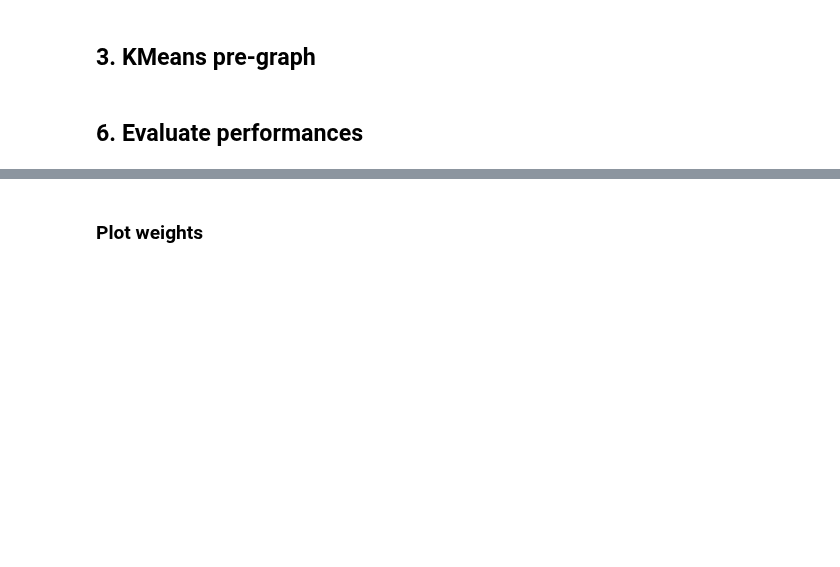
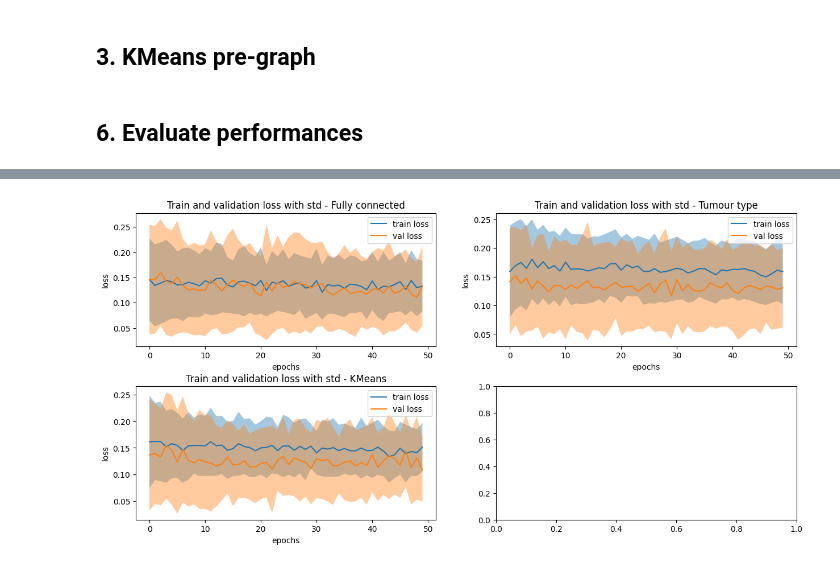
Before and after one commit to Arthur8754/mutational-signatures, a Jupyter notebook: 5-tests-pregraphs.ipynb, the cells around one changed output, grey strips where cells are left out. Cells and saved outputs as stored; diff of their text form; code cells hidden in the pictures; blank space fills up the shorter version.

```diff
--- a/5-tests-pregraphs.ipynb
+++ b/5-tests-pregraphs.ipynb
@@ -34,15 +35,19 @@ df = df.loc[df["Cohort"] == "Naive"]
 # Drop NaN values
 df = preProcessing.delete_nan_values(df)
 
-# Drop censored patients (OS)
-t = np.median(df["Overall survival (days)"].to_numpy())
-df = preProcessing.drop_censored_patients(df, "Alive_0","Overall survival (days)",t)
+# Re-label patients
+t = 183
+df = preProcessing.relabel_patients(df, "Progression_1","Time to progression (days)",t)
 
-# Extract features and label
+# Select features
 features_name = ["Age at advanced disease diagnosis","CD8+ T cell score","Genome mut per mb","Exome mut per mb","CD274 expression","M1M2 expression","SBS1","SBS2","SBS3","SBS4","SBS5","SBS7a","SBS7b","SBS7c","SBS7d","SBS8","SBS10a","SBS10b","SBS10c","SBS13","SBS15","SBS17a","SBS17b","SBS18","SBS31","SBS35","SBS36","SBS37","SBS38","SBS40","SBS44","SBS4426","ID1","ID2","ID3","ID4","ID5","ID6","ID7","ID8","ID9","ID10","ID11","ID12","ID13","ID14","ID15","ID16","ID17","ID18"]
-label_name = "Clinical benefit"
+features_to_normalize = ["Age at advanced disease diagnosis","CD8+ T cell score","Genome mut per mb","Exome mut per mb","CD274 expression","M1M2 expression"]
+
+# Normalize features except mutational signatures
+df.loc[:,features_to_normalize] = StandardScaler().fit_transform(df.loc[:,features_to_normalize].to_numpy())
+
+# Extract features
 X = df.loc[:,features_name].to_numpy()
-y = np.where(df[label_name]=="DCB",1,0)
 
-# Normalize features
-X = preProcessing.normalize_data(X)
+# Numerize label
+y = df["Progression_1"].to_numpy()
@@ -149,35 +178,38 @@ ax.text(0,0.6,f"AUC KMeans type : {auc_kmeans}")
 # %%
 epochs = [k for k in range(n_epochs)]
 
 fig, ax = plt.subplots(2,2,figsize=(15,7))
 
-# FC :
+# Fully connected :
 ax[0,0].plot(epochs, train_loss_fc,label='train loss')
 ax[0,0].fill_between(epochs, train_loss_fc-std_train_loss_fc, train_loss_fc+std_train_loss_fc, alpha=0.4)
 ax[0,0].plot(epochs, val_loss_fc,label='val loss')
 ax[0,0].fill_between(epochs, val_loss_fc-std_val_loss_fc, val_loss_fc+std_val_loss_fc,alpha=0.4)
 ax[0,0].set_xlabel('epochs')
 ax[0,0].set_ylabel('loss')
-ax[0,0].set_title('Train and validation loss with std - FC')
+ax[0,0].set_title('Train and validation loss with std - Fully connected')
+ax[0,0].legend()
 
 # Tumour type :
-ax[0,1].plot(epochs, train_loss_tumour_type, label='train loss')
+ax[0,1].plot(epochs, train_loss_tumour_type,label='train loss')
 ax[0,1].fill_between(epochs, train_loss_tumour_type-std_train_loss_tumour_type, train_loss_tumour_type+std_train_loss_tumour_type, alpha=0.4)
 ax[0,1].plot(epochs, val_loss_tumour_type,label='val loss')
-ax[0,1].fill_between(epochs, val_loss_tumour_type-std_val_loss_fc, val_loss_tumour_type+std_val_loss_fc,alpha=0.4)
+ax[0,1].fill_between(epochs, val_loss_tumour_type-std_val_loss_tumour_type, val_loss_tumour_type+std_val_loss_tumour_type,alpha=0.4)
 ax[0,1].set_xlabel('epochs')
 ax[0,1].set_ylabel('loss')
 ax[0,1].set_title('Train and validation loss with std - Tumour type')
+ax[0,1].legend()
 
 # KMeans :
-ax[1,0].plot(epochs, train_loss_kmeans, label='train loss')
+ax[1,0].plot(epochs, train_loss_kmeans,label='train loss')
 ax[1,0].fill_between(epochs, train_loss_kmeans-std_train_loss_kmeans, train_loss_kmeans+std_train_loss_kmeans, alpha=0.4)
 ax[1,0].plot(epochs, val_loss_kmeans,label='val loss')
 ax[1,0].fill_between(epochs, val_loss_kmeans-std_val_loss_kmeans, val_loss_kmeans+std_val_loss_kmeans,alpha=0.4)
 ax[1,0].set_xlabel('epochs')
 ax[1,0].set_ylabel('loss')
 ax[1,0].set_title('Train and validation loss with std - KMeans')
+ax[1,0].legend()
 
-plt.legend()
+plt.subplots_adjust(hspace=0.3)
+# %% [output]
+[figure, added]
-# %% [markdown]
-### Plot weights
```
Also changed, not shown: parts of 12 cells of this notebook, 4 other files.
